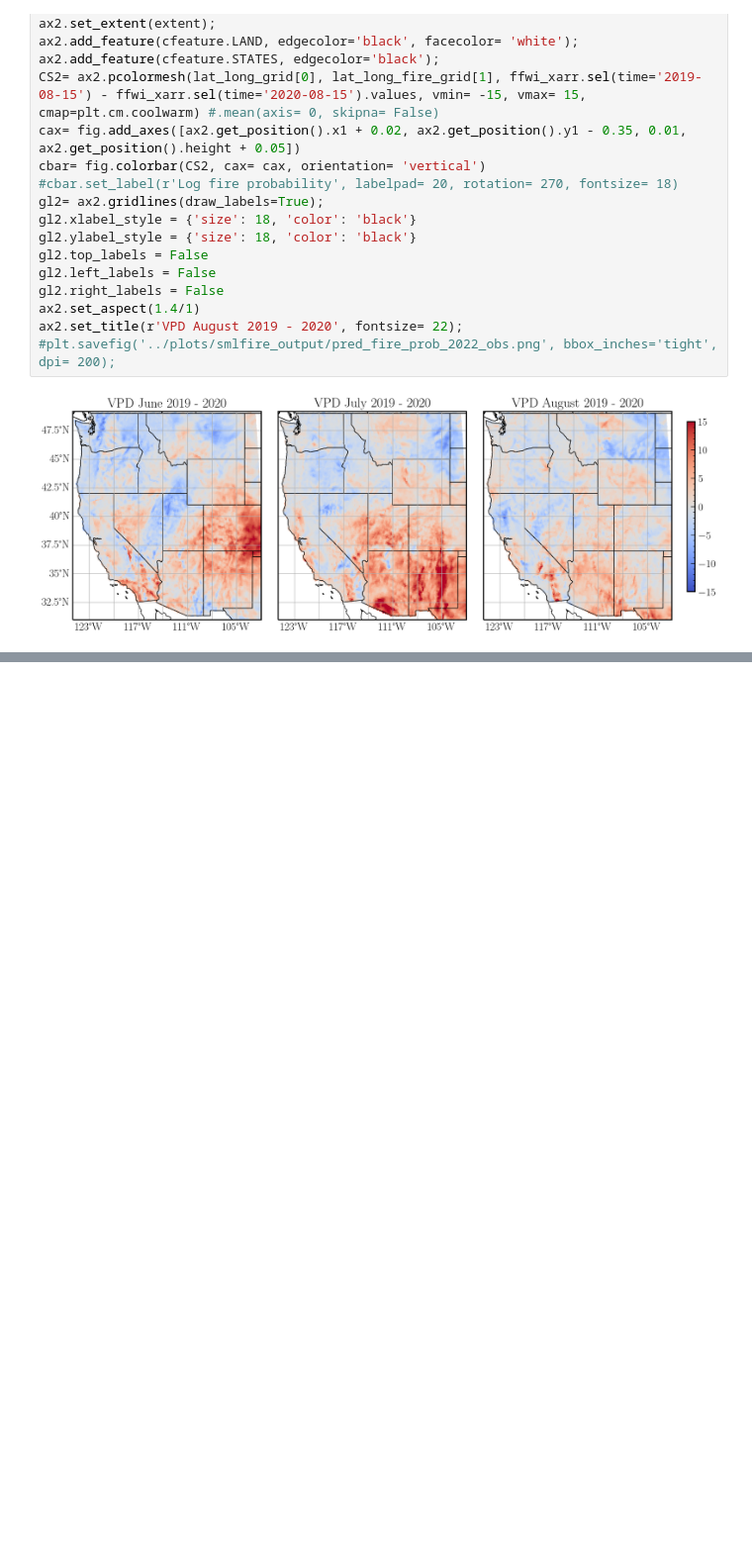
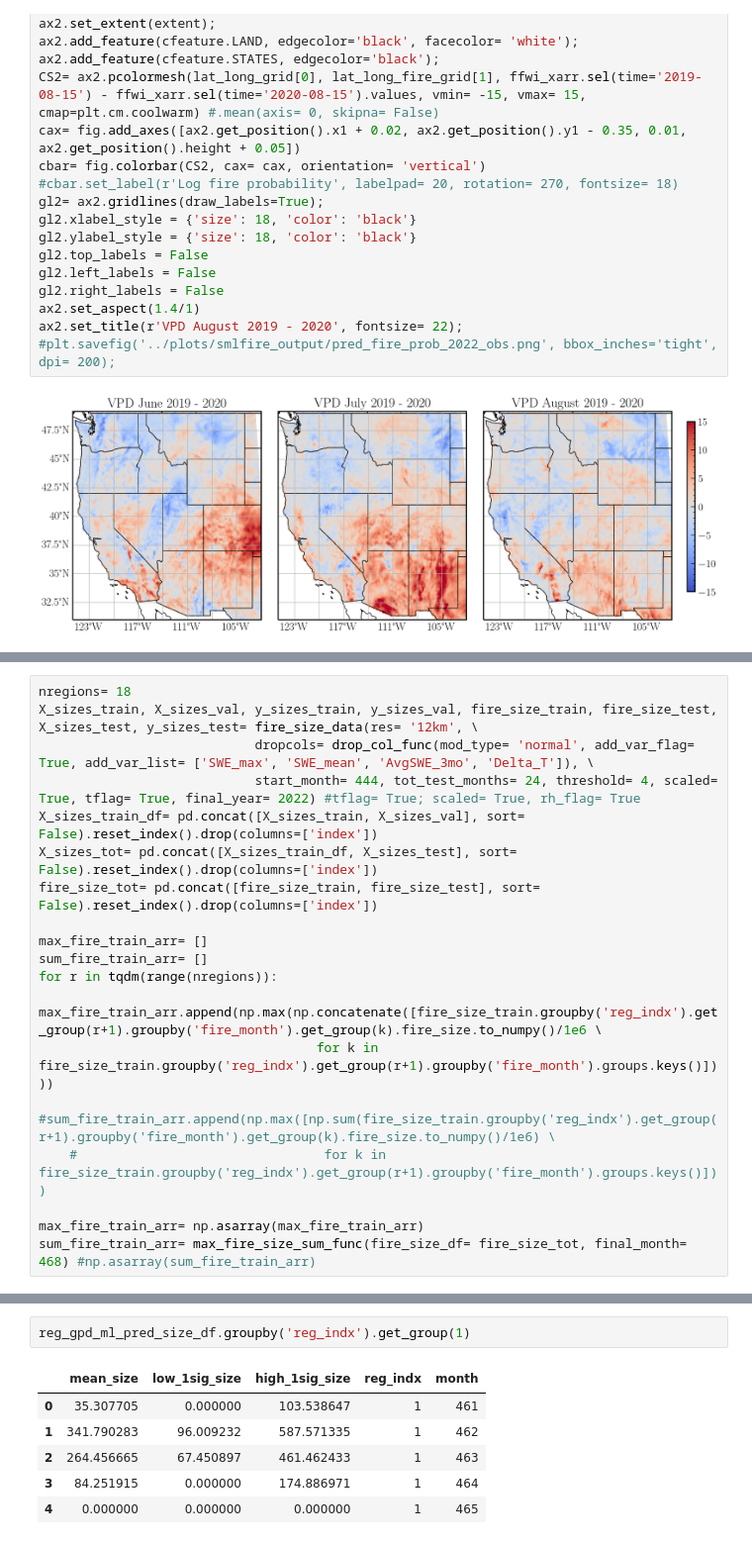
Before and after one commit to jtbuch/SEASFire, a Jupyter notebook: scripts/seas_fire_forecasts.ipynb, the cells around one changed output, grey strips where cells are left out. Shown at 99% size. Saved outputs shown, nothing was run; the diff lists cells and outputs as text; blank space fills up the shorter version.

```diff
--- a/scripts/seas_fire_forecasts.ipynb
+++ b/scripts/seas_fire_forecasts.ipynb
@@ -575,0 +580,19 @@ ax.set_title(r'Predicted fire frequency JJA 2022', fontsize= 22);
+# %%
+nregions= 18
+X_sizes_train, X_sizes_val, y_sizes_train, y_sizes_val, fire_size_train, fire_size_test, X_sizes_test, y_sizes_test= fire_size_data(res= '12km', \
+                            dropcols= drop_col_func(mod_type= 'normal', add_var_flag= True, add_var_list= ['SWE_max', 'SWE_mean', 'AvgSWE_3mo', 'Delta_T']), \
+                            start_month= 444, tot_test_months= 24, threshold= 4, scaled= True, tflag= True, final_year= 2022) #tflag= True; scaled= True, rh_flag= True
+X_sizes_train_df= pd.concat([X_sizes_train, X_sizes_val], sort= False).reset_index().drop(columns=['index'])
+X_sizes_tot= pd.concat([X_sizes_train_df, X_sizes_test], sort= False).reset_index().drop(columns=['index'])
+fire_size_tot= pd.concat([fire_size_train, fire_size_test], sort= False).reset_index().drop(columns=['index'])
+
+max_fire_train_arr= []
+sum_fire_train_arr= []
+for r in tqdm(range(nregions)):
+    max_fire_train_arr.append(np.max(np.concatenate([fire_size_train.groupby('reg_indx').get_group(r+1).groupby('fire_month').get_group(k).fire_size.to_numpy()/1e6 \
+                                    for k in fire_size_train.groupby('reg_indx').get_group(r+1).groupby('fire_month').groups.keys()])))
+    #sum_fire_train_arr.append(np.max([np.sum(fire_size_train.groupby('reg_indx').get_group(r+1).groupby('fire_month').get_group(k).fire_size.to_numpy()/1e6) \
+    #                                for k in fire_size_train.groupby('reg_indx').get_group(r+1).groupby('fire_month').groups.keys()]))
+
+max_fire_train_arr= np.asarray(max_fire_train_arr)
+sum_fire_train_arr= max_fire_size_sum_func(fire_size_df= fire_size_tot, final_month= 468) #np.asarray(sum_fire_train_arr)
@@ -575,0 +660,9 @@ ax.set_title(r'Predicted fire frequency JJA 2022', fontsize= 22);
+# %%
+reg_gpd_ml_pred_size_df.groupby('reg_indx').get_group(1)
+# %% [output]
+|  | mean_size | low_1sig_size | high_1sig_size | reg_indx | month |
+| 0 | 35.307705 | 0.000000 | 103.538647 | 1 | 461 |
+| 1 | 341.790283 | 96.009232 | 587.571335 | 1 | 462 |
+| 2 | 264.456665 | 67.450897 | 461.462433 | 1 | 463 |
+| 3 | 84.251915 | 0.000000 | 174.886971 | 1 | 464 |
+| 4 | 0.000000 | 0.000000 | 0.000000 | 1 | 465 |
```
Also changed, not shown: parts of 22 cells of this notebook, 4 other files.
